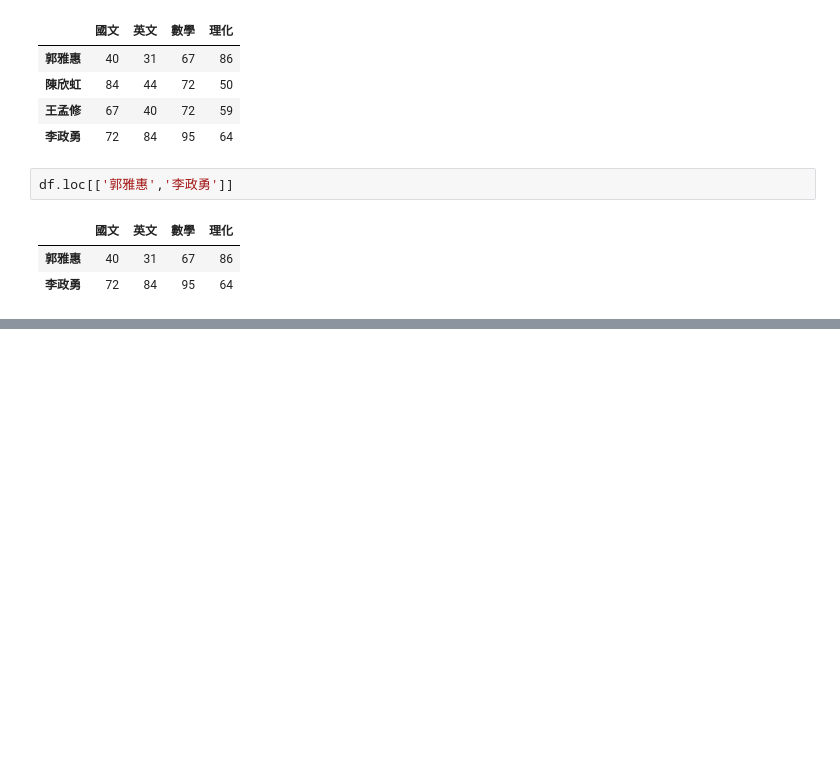
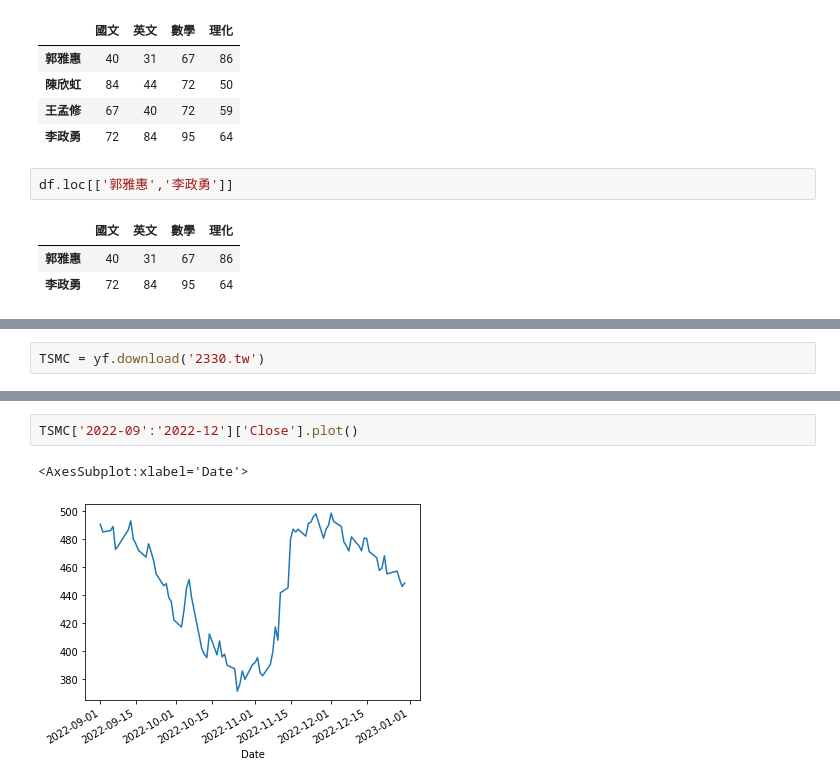
Before and after one commit to aprilrain731/20230210-python, a Jupyter notebook: 20230305.ipynb, the cells around one changed output, grey strips where cells are left out. Cells and saved outputs as stored; diff of their text form; blank space fills up the shorter version.

```diff
--- a/20230305.ipynb
+++ b/20230305.ipynb
@@ -128,0 +355,2 @@ df.loc[['郭雅惠','李政勇']]
+# %%
+TSMC = yf.download('2330.tw')
@@ -128,0 +419,5 @@ df.loc[['郭雅惠','李政勇']]
+# %%
+TSMC['2022-09':'2022-12']['Close'].plot()
+# %% [output]
+<AxesSubplot:xlabel='Date'>
+[figure, added]
```
Also changed, not shown: parts of 46 cells of this notebook.
